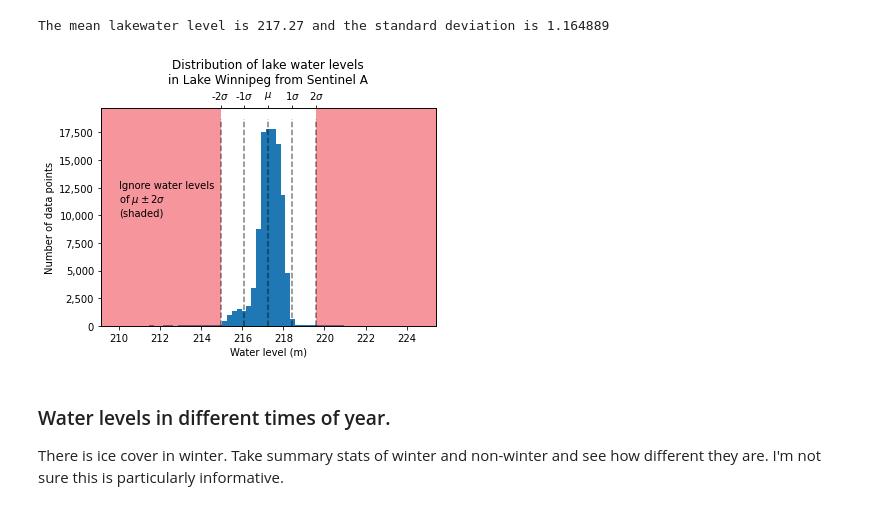
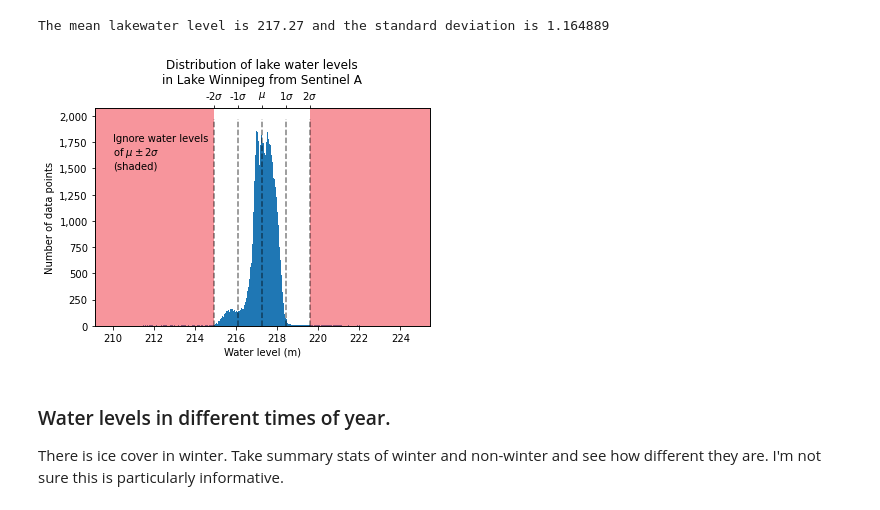
Before and after one commit to pvasudev16/ml-freshwater-management, a Jupyter notebook: lake_water_level_data_exploration.ipynb, the cells around one changed output. Cells and saved outputs as stored; diff of their text form; code cells hidden in the pictures.

```diff
--- a/lake_water_level_data_exploration.ipynb
+++ b/lake_water_level_data_exploration.ipynb
@@ -86,7 +86,7 @@ ax.hist(
     bins=np.linspace(
         lake_water_mean - 5 * lake_water_std,
         lake_water_mean + 5 * lake_water_std,
-        50
+        500
     )
 )
 ax.set_xlim(
@@ -118,35 +118,35 @@ ax.vlines(
     color='k',
     linestyle='--',
     alpha=0.5
 )
 ax.get_yaxis().set_major_formatter(
     matplotlib.ticker.FuncFormatter(lambda x, p: format(int(x), ','))
 )
 ax.set_xlabel("Water level (m)")
 ax.set_ylabel("Number of data points")
 
 ax1 = ax.twiny()
 ax1.set_xlim(
     ax.get_xlim()
 )
 ax1.set_xticks(
     [lake_water_mean + i * lake_water_std for i in range(-2, 3)]
 )
 ax1.set_xticklabels(
     [
         r'-2$\sigma$',
         r'-1$\sigma$',
         r'$\mu$',
         r'1$\sigma$',
         r'2$\sigma$',
     ]
 )
 
-ax.text(210, 10000, 'Ignore water levels\n' + r'of $\mu  \pm2\sigma$' + '\n(shaded)')
+ax.text(210, 1500, 'Ignore water levels\n' + r'of $\mu  \pm2\sigma$' + '\n(shaded)')
 plt.title("Distribution of lake water levels\nin Lake Winnipeg from Sentinel A")
 plt.show()
 # %% [output]
-[figure, old version]
+[figure, new version]
 # %% [markdown]
 ### Water levels in different times of year.
 There is ice cover in winter. Take summary stats of winter and non-winter and see how different they are.
```
Also changed, not shown: parts of 17 cells of this notebook.
